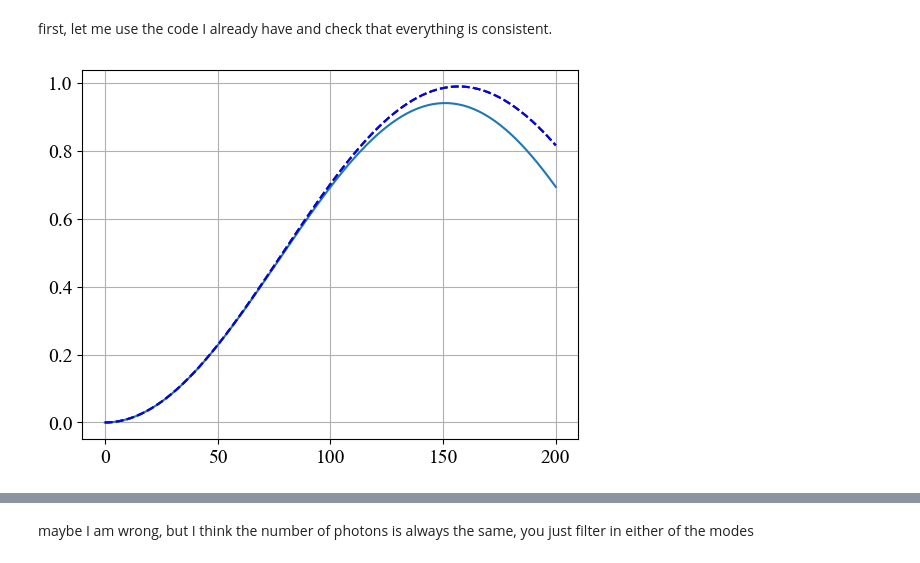
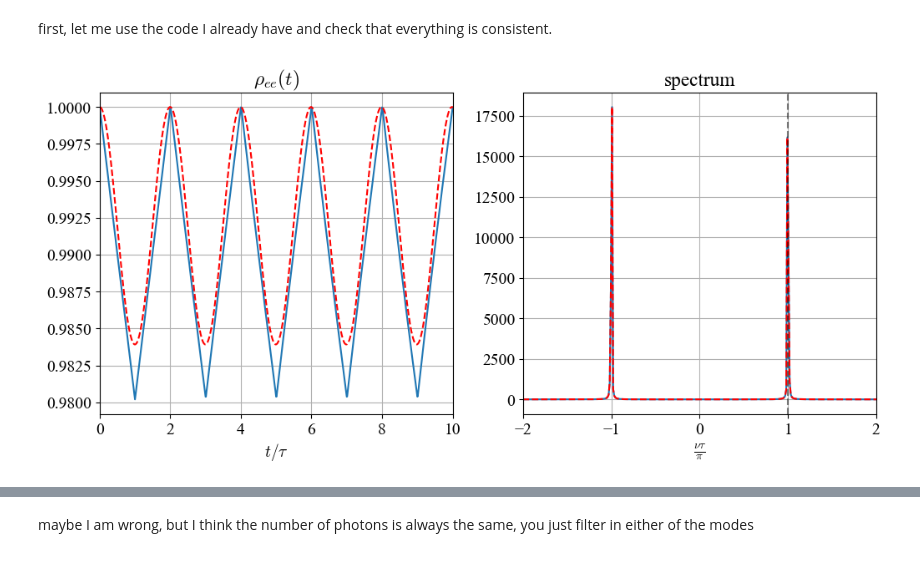
Before and after one commit to Taitoos2/Non, a Jupyter notebook: many_excitation.ipynb, the cells around one changed output, grey strips where cells are left out. Saved outputs shown, nothing was run; the diff lists cells and outputs as text; code cells hidden in the pictures.

Commit message:
looking at discrepancies in the few-modes limit

```diff
--- a/many_excitation.ipynb
+++ b/many_excitation.ipynb
@@ -24,13 +26,13 @@ first, let me use the code I already have and check that everything is consisten
 # %%
 gamma = 0.02
 tau = 1
-phi = 0.87*np.pi
-Omega = gamma
-t_max = 200*tau
-dt = tau/150
+phi = np.pi
+Omega = 0
+t_max = 150*tau
+dt = tau/100
 
 omega_1 = 0
 omega_2 = 2*np.pi
 g = np.sqrt(gamma/tau)
 
-t,e,_,_,_,_= run_simulation(gamma,tau,phi,Omega,t_max,dt,[0,1])
+t,e,a,s= run_simulation(gamma,tau,phi,Omega,t_max,dt,[1,0])
@@ -40,3 +41,6 @@ pe3,m1,m2=exact3.evolve(t)
+# %%
+w,aw =
+Iw = observable(aw,[1,0])
 # %%
-exact5=two_modes_cavity(phi/tau,omega_1,omega_2, g,g,Omega,phi/tau,5,start_ground=True)
-pe5,m1,m2=exact5.evolve(t)
+exact5=two_modes_cavity(phi/tau,omega_1,omega_2, g,g,Omega,phi/tau,5)
+pe_exact,m1,m2=exact5.evolve(t)
@@ -46,9 +47,22 @@ pe7,_,_=exact7.evolve(t)
 # %%
-plt.plot(t/tau,e)
-plt.plot(t/tau,pe3,'r--')
-plt.plot(t/tau,pe5,'g--')
-plt.plot(t/tau,pe7,'b--')
-plt.grid()
+fig,axs = plt.subplots(1,2,figsize=(12,5))
+
+axs[0].plot(t/tau,e)
+axs[0].plot(t/tau,pe_exact,'r--')
+axs[0].set_xlabel(r"$t/\tau $")
+axs[0].set_title(r"$\rho_{ee}(t)$")
+axs[0].set_xlim(0,10)
+axs[0].grid()
+
+axs[1].plot(w*tau/np.pi ,np.abs(Iw))
+axs[1].plot(w*tau/np.pi ,np.abs(aw[:,1,0])**2,'r--')
+axs[1].set_title(r"spectrum")
+axs[1].set_xlabel(r"$\frac{\nu \tau}{\pi} $")
+axs[1].axvline(np.sqrt(np.pi**2+2*gamma*tau)/np.pi,color='k',linestyle='--',alpha=0.5)
+axs[1].set_xlim(-2,2)
+axs[1].grid()
+
+
 plt.show()
 # %% [output]
-[figure, old version]
+[figure, new version]
```
Also changed, not shown: parts of 9 cells of this notebook, 2 other files.
